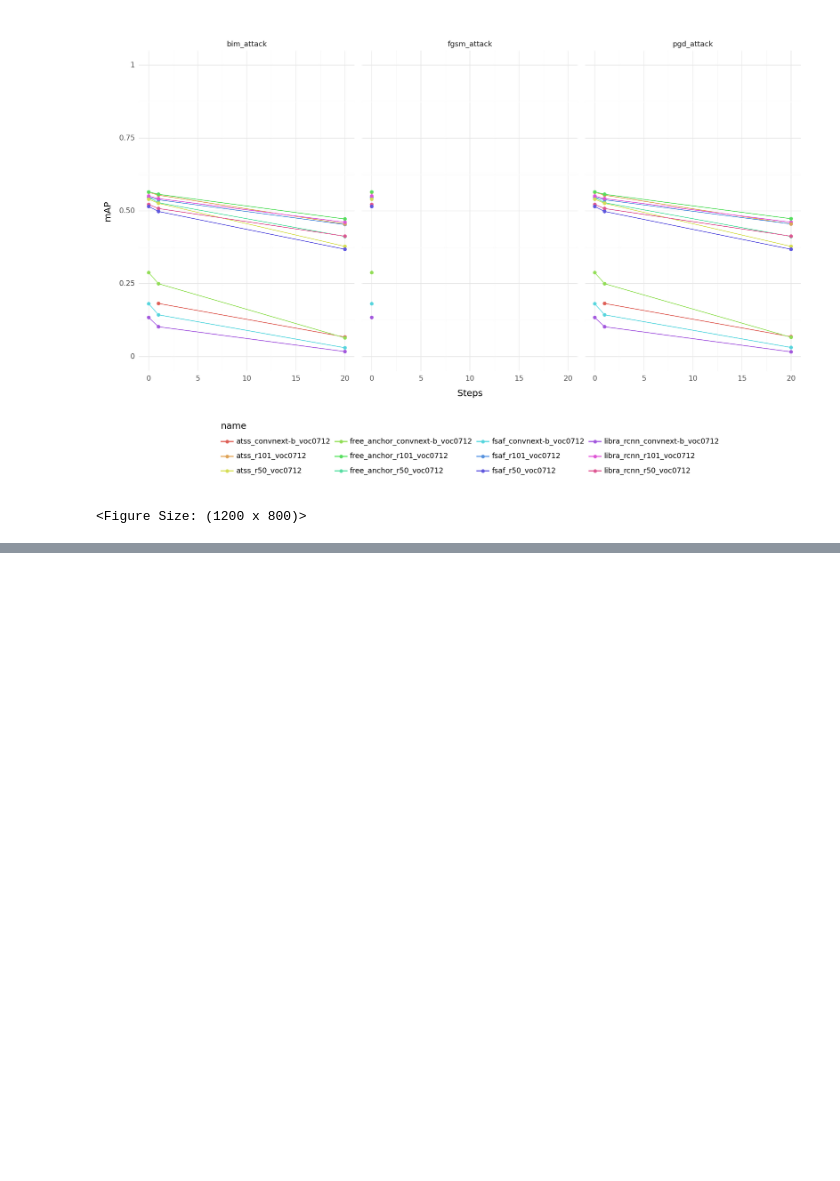
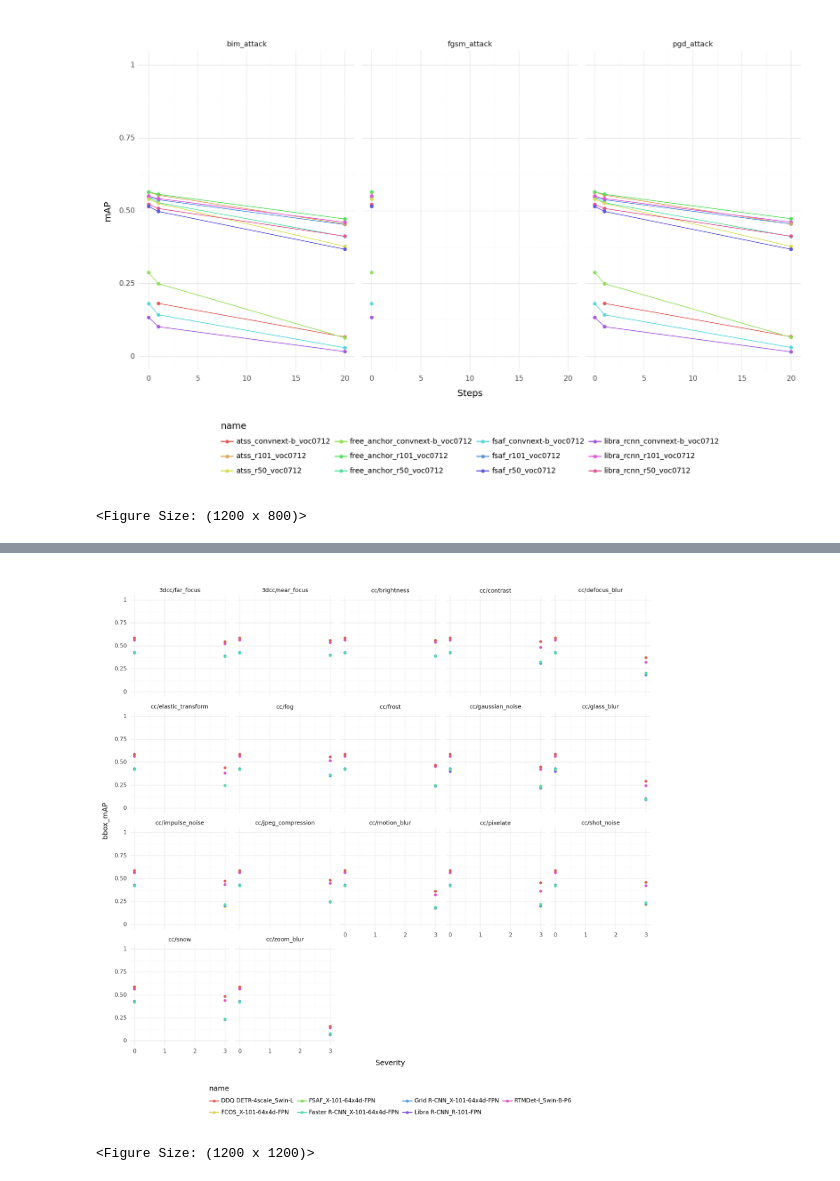
Before and after one commit to shashankskagnihotri/benchmarking_robustness, a Jupyter notebook: object_detection/vis_results.ipynb, the cells around one changed output, grey strips where cells are left out. Cells and saved outputs as stored; diff of their text form; code cells hidden in the pictures; blank space fills up the shorter version.

```diff
--- a/object_detection/vis_results.ipynb
+++ b/object_detection/vis_results.ipynb
@@ -340,0 +357,3 @@ from great_tables import GT
+# %%
+df = df.filter(regex="^corruption$|^name$|mAP|state|^severity$|^id$|^data_root$")
+df.columns.tolist()
@@ -340,0 +373,4 @@ from great_tables import GT
+# %%
+
+df = df[df["state"] == "finished"]
+df.head()
@@ -340,0 +384,8 @@ from great_tables import GT
+# %%
+df_attacks = prepare_df_plot(attack_result_csv)
+df_attacks = df_attacks[df_attacks["step"] == 0]
+df_attacks.drop(columns=["attack", "attack_kwargs.epsilon", "attack_kwargs.alpha", "attack_kwargs.norm"], inplace=True)
+df_attacks.rename(columns={"step": "severity"}, inplace=True)
+df_attacks.drop_duplicates(inplace=True)
+df_attacks.reset_index(inplace=True, drop=True)
+df_attacks
@@ -340,0 +483,21 @@ from great_tables import GT
+# %%
+def plot_mAP_vs_severity(dataset_root: str, df) -> None:
+    df = df[df["data_root"] == dataset_root]
+
+    plot = (ggplot(df, aes(x='severity', y='coco/bbox_mAP', color='name'))
+            + geom_line()
+            + geom_point()
+            + labs(x='Severity',
+                   y='bbox_mAP')
+            + theme_minimal()
+            + facet_wrap('corruption')
+            + scale_y_continuous(limits=(0, 1))
+            + theme(figure_size=(12, 12),
+                    legend_position='bottom'))  # Set legend position to bottom
+
+    return plot
+# %%
+plot_mAP_vs_severity("data/coco/", df)
+# %% [output]
+[figure, added]
+<Figure Size: (1200 x 1200)>
```
Also changed, not shown: parts of 21 cells of this notebook, 2 other files.
